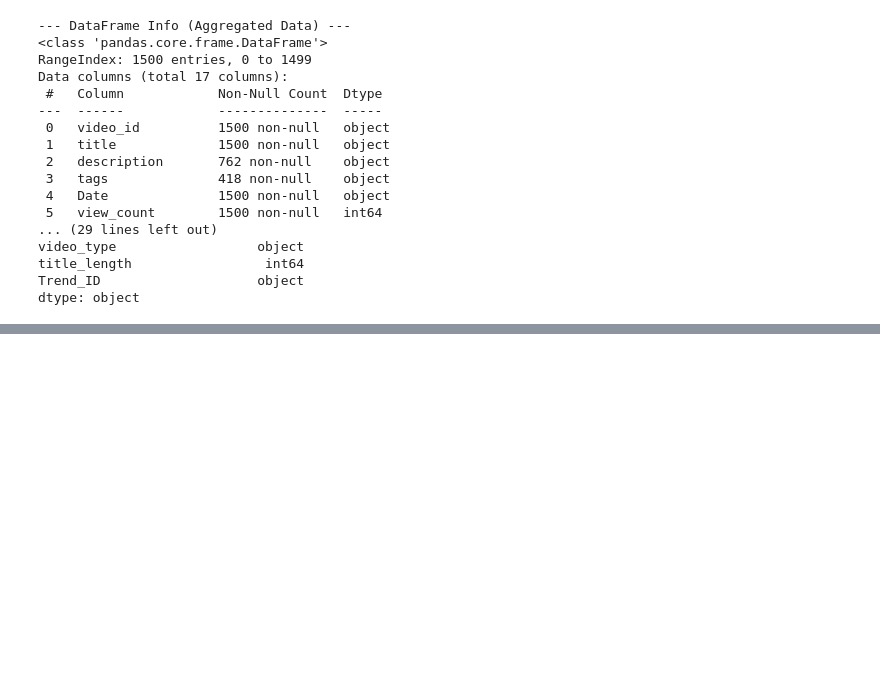
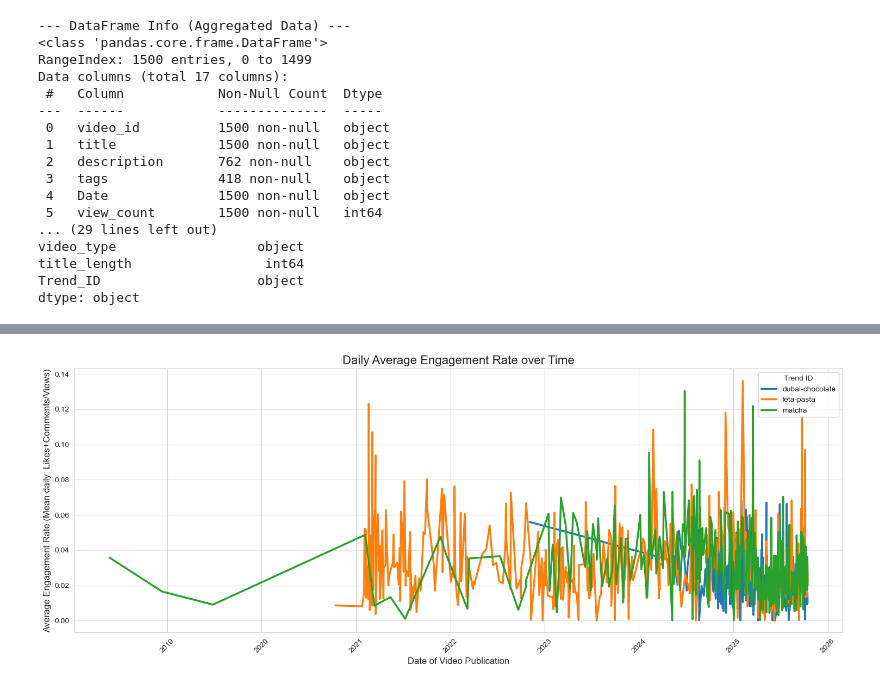
Before and after one commit to kzumreen/FoodTrendsPrediction, a Jupyter notebook: youtubedata.ipynb, the cells around one changed output, grey strips where cells are left out. Cells and saved outputs as stored; diff of their text form; code cells hidden in the pictures; blank space fills up the shorter version.

```diff
--- a/youtubedata.ipynb
+++ b/youtubedata.ipynb
@@ -46,3 +46,31 @@ video_type                  object
 title_length                 int64
 Trend_ID                    object
 dtype: object
+# %%
+print(f"Current rows (Video-Level Data): {len(df)}")
+
+# Define aggregation logic for key numerical columns
+agg_funcs = {
+    'video_id': 'count',                 # Count of videos published that day
+    'view_count': 'sum',                 # Total views from videos published that day
+    'like_count': 'sum',                 # Total likes from videos published that day
+    'comment_count': 'sum',              # Total comments from videos published that day
+    'engagement_rate': 'mean',           # Average engagement rate for that day's videos
+    'duration_seconds': 'mean',          # Average duration for that day's videos
+    'title_length': 'mean'               # Average title length for that day's videos
+}
+
+# Group by the standardized Trend_ID and Date of Publication
+df_agg = df.groupby(['Trend_ID', 'Date']).agg(agg_funcs).reset_index()
+
+# Rename the count column to the expected name
+df_agg.rename(columns={'video_id': 'daily_video_count'}, inplace=True)
+
+# Replace the original DataFrame 'df' with the new aggregated one
+df = df_agg
+
+print(f"Aggregation complete. New rows (Daily Time-Series): {len(df)}")
+
+# Re-check the columns to confirm the fix
+print("\nNew DataFrame Columns (Should include daily_video_count):")
+print(df.columns)
@@ -93,0 +132,16 @@ ValueError: Could not interpret value `daily_video_count` for `y`. An entry with
+# %%
+# Plot the average daily engagement rate over time
+plt.figure(figsize=(15, 6))
+
+sns.lineplot(data=df, x='Date', y='engagement_rate', hue='Trend_ID', linewidth=2.5)
+
+plt.title('Daily Average Engagement Rate over Time', fontsize=16)
+plt.xlabel('Date of Video Publication', fontsize=12)
+plt.ylabel('Average Engagement Rate (Mean daily: Likes+Comments/Views)', fontsize=12)
+plt.legend(title='Trend ID')
+plt.xticks(rotation=45)
+plt.grid(axis='y', alpha=0.5)
+plt.tight_layout()
+plt.show()
+# %% [output]
+[figure, added]
```
Also changed, not shown: parts of 5 cells of this notebook.
